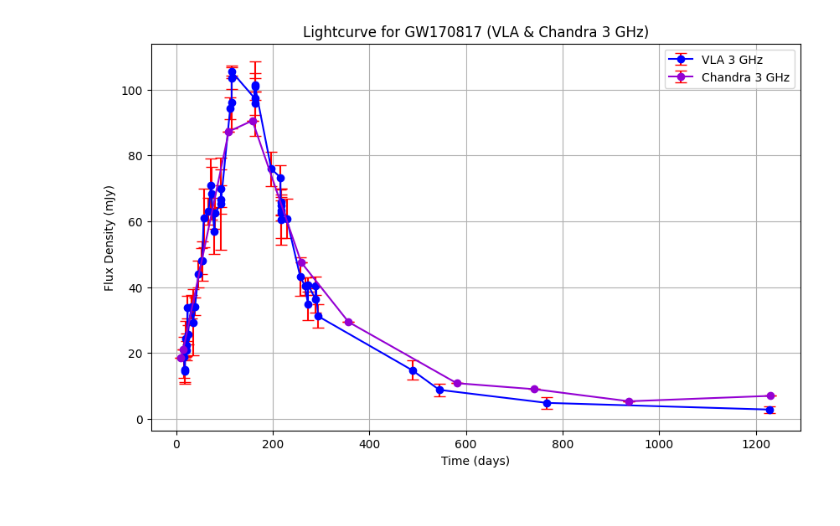
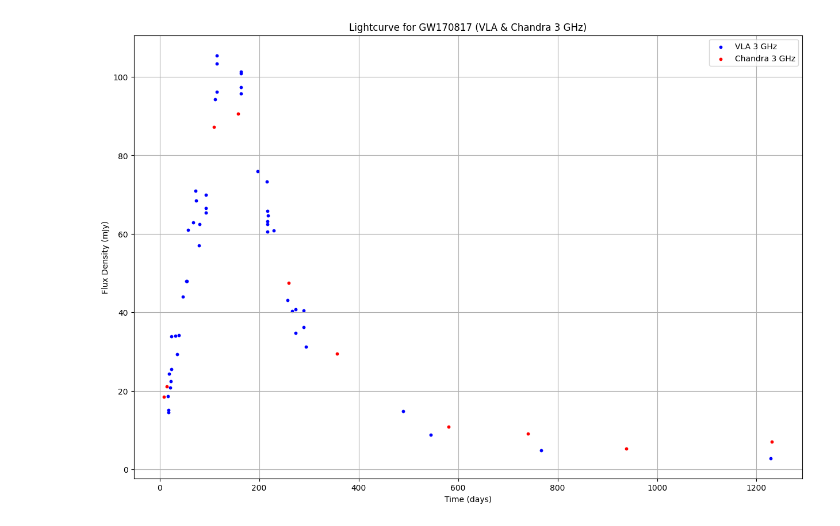
Before and after one commit to Nirraaav/KSP-Demystifying-Radio-Astronomy, a Jupyter notebook: Week 1/Task3.ipynb, the cells around one changed output. Drawn from its saved outputs; the diff is of its cells as text; code cells hidden in the pictures.

Commit message:
task3 scatter plots

```diff
--- a/Week 1/Task3.ipynb
+++ b/Week 1/Task3.ipynb
@@ -5,44 +5,43 @@ import matplotlib.pyplot as plt
 from astropy.io import ascii
 from scipy.optimize import curve_fit
 # %%
-# Load the data from the txt file
 file_path = 'Data/gw170817_afterglow_data_full.txt'
 data = ascii.read(file_path)
 
-# Convert Data to Pandas DataFrame
 data = data.to_pandas()
 
 vla_data = data[data['Telescope'] == 'VLA']
 vla_data = vla_data[vla_data['FluxD'].str.contains('<') == False]
 
 vla_data['FluxD'] = pd.to_numeric(vla_data['FluxD'])
 vla_data['FluxDErr'] = pd.to_numeric(vla_data['FluxDErr'])
 vla_data['Freq'] = pd.to_numeric(vla_data['Freq'])
 
 vla_data['FluxD'] = vla_data['FluxD'] * (vla_data['Freq'] / 3.000000e+09)**0.584
 vla_data['Freq'] = 3.000000e+09
 
-plt.figure(figsize=(10, 6))
-plt.errorbar(vla_data['T'], vla_data['FluxD'], yerr=vla_data['FluxDErr'], fmt='o', linestyle='-', color='b', ecolor='r', capsize=5, label='VLA 3 GHz')
-
+# Filter Chandra data
 chandra_data = data[data['Telescope'] == 'Chandra']
 chandra_data = chandra_data[chandra_data['FluxD'].str.contains('<') == False]
 
 chandra_data['FluxD'] = pd.to_numeric(chandra_data['FluxD'])
 chandra_data['FluxDErr'] = pd.to_numeric(chandra_data['FluxDErr'])
 chandra_data['Freq'] = pd.to_numeric(chandra_data['Freq'])
 
 chandra_data['FluxD'] = chandra_data['FluxD'] * (chandra_data['Freq'] / 3.000000e+09)**0.584
 chandra_data['Freq'] = 3.000000e+09
 
-plt.errorbar(chandra_data['T'], chandra_data['FluxD'], yerr=chandra_data['FluxDErr'], fmt='o', linestyle='-', color='darkviolet', ecolor='r', capsize=5, label='Chandra 3 GHz')
+# Plotting
+plt.figure(figsize=(15, 10))
+plt.scatter(vla_data['T'], vla_data['FluxD'], color='b', s=10, label='VLA 3 GHz')
+plt.scatter(chandra_data['T'], chandra_data['FluxD'], color='r', s=10, label='Chandra 3 GHz')
 
 plt.xlabel('Time (days)')
 plt.ylabel('Flux Density (mJy)')
 plt.title('Lightcurve for GW170817 (VLA & Chandra 3 GHz)')
 plt.legend()
 plt.grid(True)
 
 plt.show()
 # %% [output]
-[figure, old version]
+[figure, new version]
```
